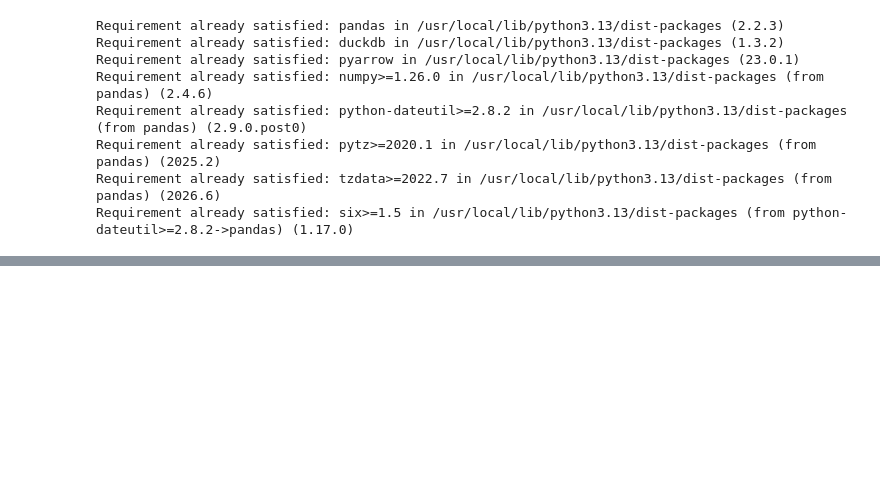
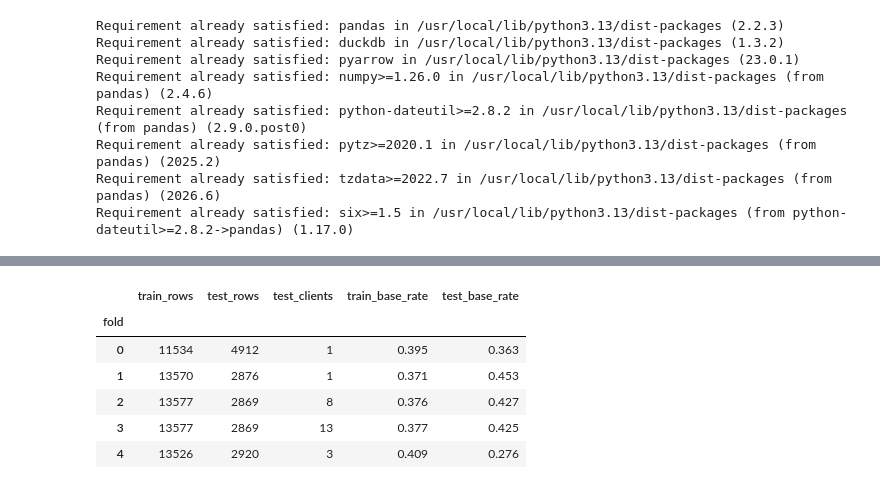
Before and after one commit to Umair01-code/FlyRank-ML-Intrenship, a Jupyter notebook: work/notebooks/w05_model.ipynb, the cells around one changed output, grey strips where cells are left out. Cells and saved outputs as stored; diff of their text form; code cells hidden in the pictures; blank space fills up the shorter version.

```diff
--- a/work/notebooks/w05_model.ipynb
+++ b/work/notebooks/w05_model.ipynb
@@ -150,0 +205,26 @@ HTTPException: HTTP Error: HTTP GET error on 'https://huggingface.co/datasets/Fl
+# %%
+from sklearn.model_selection import GroupKFold
+
+N_FOLDS = 5
+folds = list(GroupKFold(n_splits=N_FOLDS).split(frame, groups=frame["client_hash_id"]))
+
+fold_info = []
+for i, (tr, te) in enumerate(folds):
+    # no client may appear on both sides
+    assert set(frame.loc[tr, "client_hash_id"]).isdisjoint(set(frame.loc[te, "client_hash_id"]))
+    fold_info.append({
+        "fold": i,
+        "train_rows": len(tr), "test_rows": len(te),
+        "test_clients": frame.loc[te, "client_hash_id"].nunique(),
+        "train_base_rate": round(frame.loc[tr, "y"].mean(), 3),
+        "test_base_rate": round(frame.loc[te, "y"].mean(), 3),
+    })
+pd.DataFrame(fold_info).set_index("fold")
+# %% [output]
+|  | train_rows | test_rows | test_clients | train_base_rate | test_base_rate |
+| fold |  |  |  |  |  |
+| 0 | 11534 | 4912 | 1 | 0.395 | 0.363 |
+| 1 | 13570 | 2876 | 1 | 0.371 | 0.453 |
+| 2 | 13577 | 2869 | 8 | 0.376 | 0.427 |
+| 3 | 13577 | 2869 | 13 | 0.377 | 0.425 |
+| 4 | 13526 | 2920 | 3 | 0.409 | 0.276 |
```
Also changed, not shown: parts of 24 cells of this notebook.
